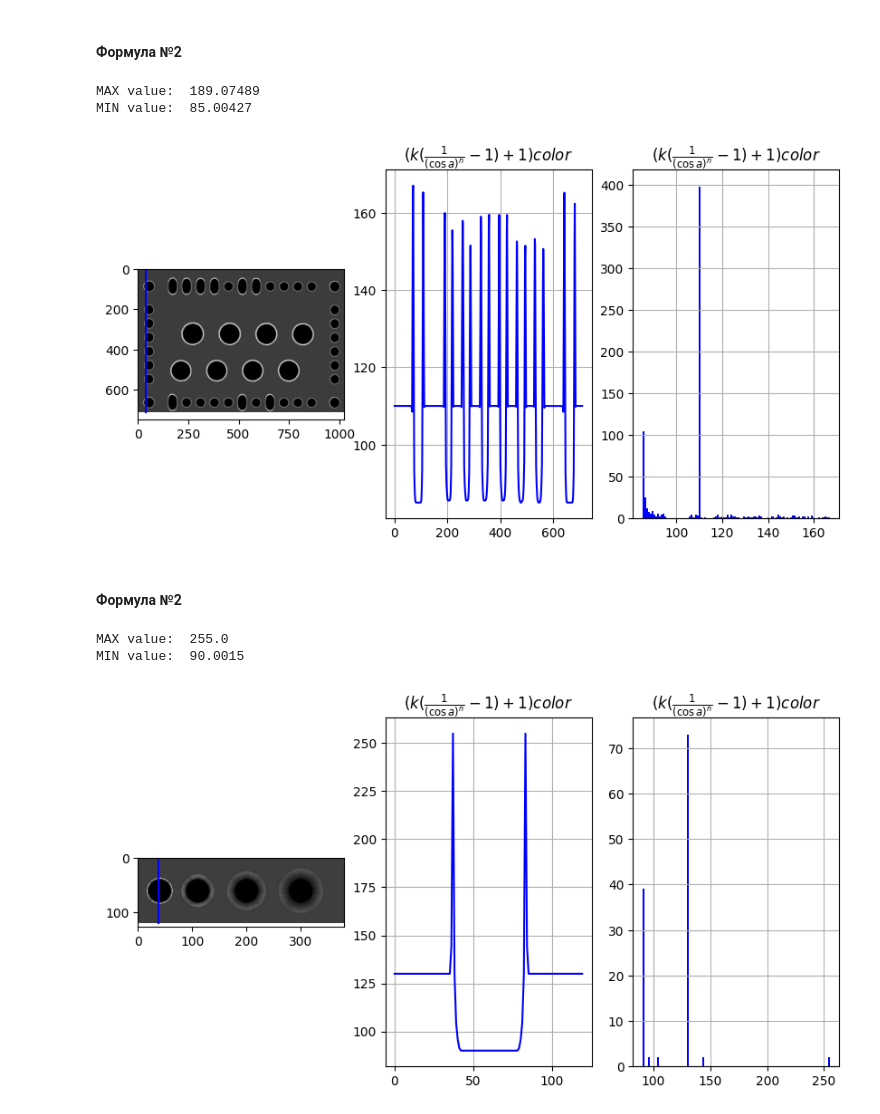
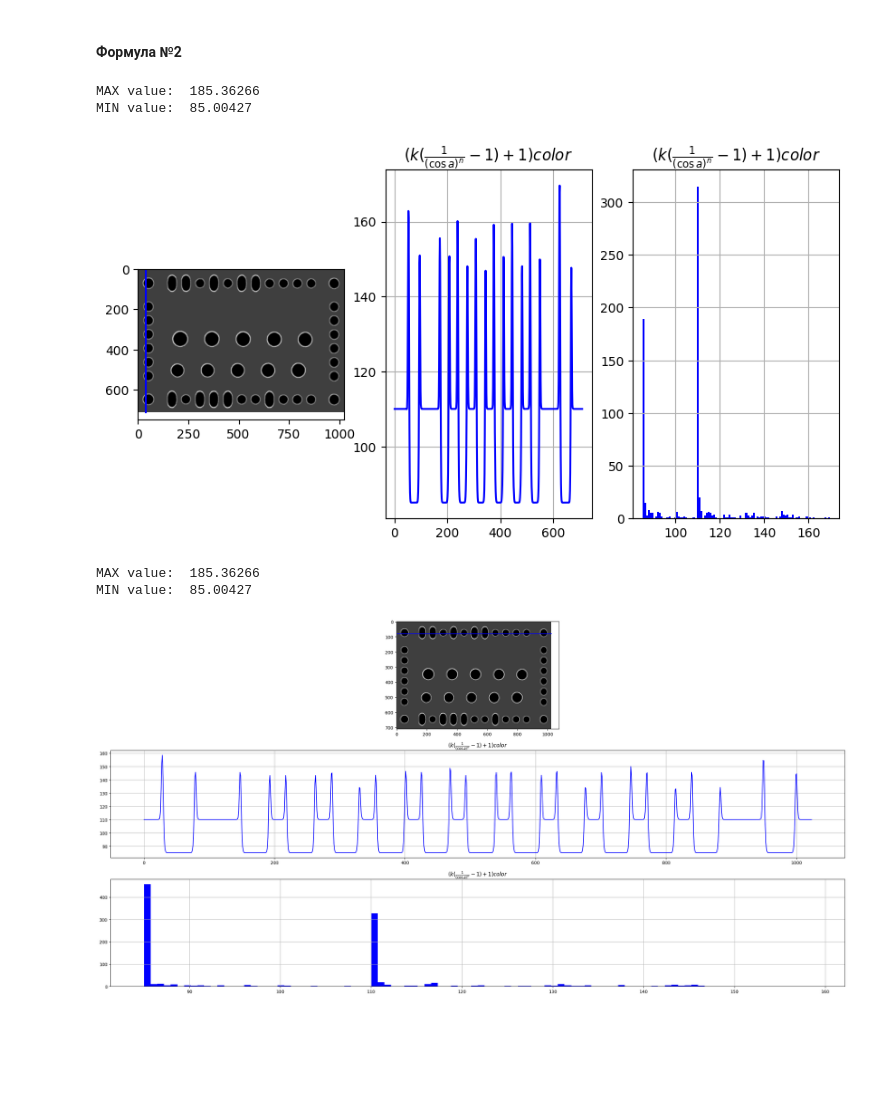
Before and after one commit to sadevans/sem_simulator, a Jupyter notebook: optimize.ipynb, the cells around one changed output. Saved outputs shown, nothing was run; the diff lists cells and outputs as text; code cells hidden in the pictures; blank space fills up the shorter version.

Commit message:
added mask making from existing mask...in process

```diff
--- a/optimize.ipynb
+++ b/optimize.ipynb
@@ -25,6 +25,6 @@ print(f'Total: {len(filenames_masks)} files')
 # %% [output]
 Total: 4 files
 # %%
-file_name = filenames_masks[1]
+file_name = filenames_masks[2]
 file_name[:-4]
 # %% [output]
@@ -369,9 +396,9 @@ def formula_second(img, angles, color_map, k):
     signal[img == 255] = (k * (1 / (np.abs(np.cos(np.radians(alpha_hole + 1)))**(1.1)) - 1) + 1) * color_map[img==255]
 
     signal = np.clip(signal, 0, 255)
-    # signal = cv2.GaussianBlur(signal, (3, 3), 0)
+    signal = cv2.GaussianBlur(signal, (3, 3), 0)
 
-    cv2.imwrite(f'./data/out/new_raw/{file_name[:-4]}_signal_k{k}_18.png', signal.astype(np.uint8))
+    cv2.imwrite(f'./data/out/new_raw/{file_name[:-4]}_signal_k{k}_19.png', signal.astype(np.uint8))
 
     return signal
 
@@ -393,54 +420,25 @@ ax[2].set_title(r'$(k(\frac{1}{(\cos a)^n} - 1) + 1)color$')
 print('MAX value: ', signal_second.ravel().max())
 print('MIN value: ', signal_second.ravel().min())
 # %% [output]
-MAX value:  189.07489
+MAX value:  185.36266
 MIN value:  85.00427
-[figure, old version]
+[figure, new version]
-# %% [markdown]
-#### Формула №2
 # %%
-def formula_second(img, angles, color_map, k):
-    signal = np.zeros_like(img, dtype=np.float32)
+fig, ax = plt.subplots(3, 1, figsize=(30, 15))
+ax[0].imshow(signal_second, cmap='gray')
+ax[0].plot([0,signal_second.shape[1]], [80, 80], color='blue')
 
-
-    alpha_bord = angles[img == 128]
-
-    alpha_bord[alpha_bord==alpha_bord.min()] = np.radians(1)
-
-    alpha_back = angles[img == 0]
-    alpha_hole = angles[img == 255]
-
-    # k = k
-    signal[img == 0] = (k*(1/(np.abs(np.cos(np.radians(alpha_back + 1)))**(0.87)) - 1) + 1) * color_map[img==0]
-
-    signal[img == 128] = (k * (1/(np.abs(np.cos(np.radians(90)-(np.radians(180 - 90) - alpha_bord)))**(0.87)) - 1) + 1) *color_map[img==128]
-
-
-    signal[img == 255] = (k * (1 / (np.abs(np.cos(np.radians(alpha_hole + 1)))**(1.1)) - 1) + 1) * color_map[img==255]
-
-    signal = np.clip(signal, 0, 255)
-    cv2.imwrite(f'./data/out/signal1_var2_img_circles3_k{k}.png', signal.astype(np.uint8))
-
-    return signal
-
-signal_second = formula_second(circle2, angles_img, height_img, 0.1)
-
-
-fig, ax = plt.subplots(1, 3, figsize=(10, 5))
-ax[0].imshow(signal_second, cmap='gray')
-ax[0].plot([38, 38], [0,signal_second.shape[0]], color='blue')
-
-ax[1].plot(signal_second[:, 38], color='blue')
+ax[1].plot(signal_second[80, :], color='blue')
 ax[1].grid()
 ax[1].set_title(r'$(k(\frac{1}{(\cos a)^n} - 1) + 1)color$')
 
-ax[2].hist(signal_second[:, 38], color='blue', bins=100)
+ax[2].hist(signal_second[80, :], color='blue', bins=100)
 ax[2].grid()
 ax[2].set_title(r'$(k(\frac{1}{(\cos a)^n} - 1) + 1)color$')
 
 print('MAX value: ', signal_second.ravel().max())
 print('MIN value: ', signal_second.ravel().min())
 # %% [output]
-MAX value:  255.0
-MIN value:  90.0015
+MAX value:  185.36266
+MIN value:  85.00427
-[figure, old version]
+[figure, new version]
```
Also changed, not shown: parts of 6 cells of this notebook, 1 other file.
